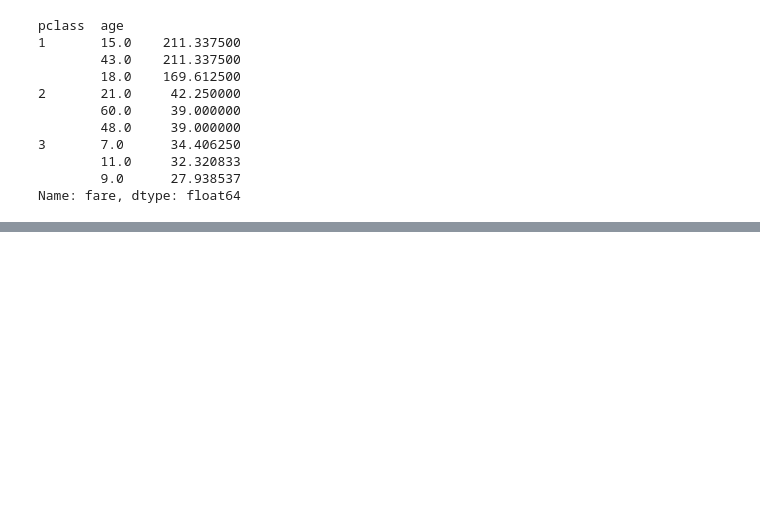
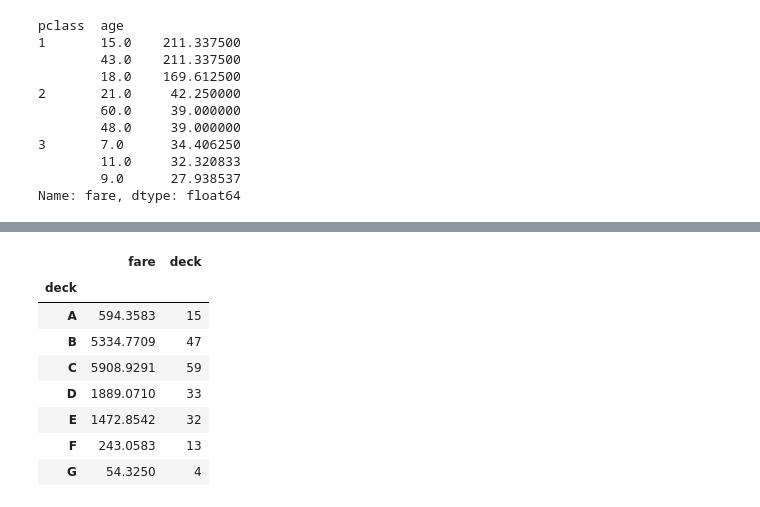
Before and after one commit to Vaishnavi-Gajinkar/Codingwise, a Jupyter notebook: projectsNcasestudies/titanicCS.ipynb, the cells around one changed output, grey strips where cells are left out. Saved outputs shown, nothing was run; the diff lists cells and outputs as text; code cells hidden in the pictures; blank space fills up the shorter version.

```diff
--- a/projectsNcasestudies/titanicCS.ipynb
+++ b/projectsNcasestudies/titanicCS.ipynb
@@ -613,0 +633,14 @@ Name: fare, dtype: float64
+# %%
+# Q22: Calculate and display the total fare and number of passengers for each major cabin deck (A, B, C, etc.), assuming the first letter of the cabin number indicates the deck.**
+df['deck'] = df['deck'].str[0]                                          # Extract the deck from Cabin
+df.groupby('deck').agg({'fare':'sum','deck':'size'})
+# %% [output]
+|  | fare | deck |
+| deck |  |  |
+| A | 594.3583 | 15 |
+| B | 5334.7709 | 47 |
+| C | 5908.9291 | 59 |
+| D | 1889.0710 | 33 |
+| E | 1472.8542 | 32 |
+| F | 243.0583 | 13 |
+| G | 54.3250 | 4 |
```
Also changed, not shown: parts of 2 cells of this notebook.
